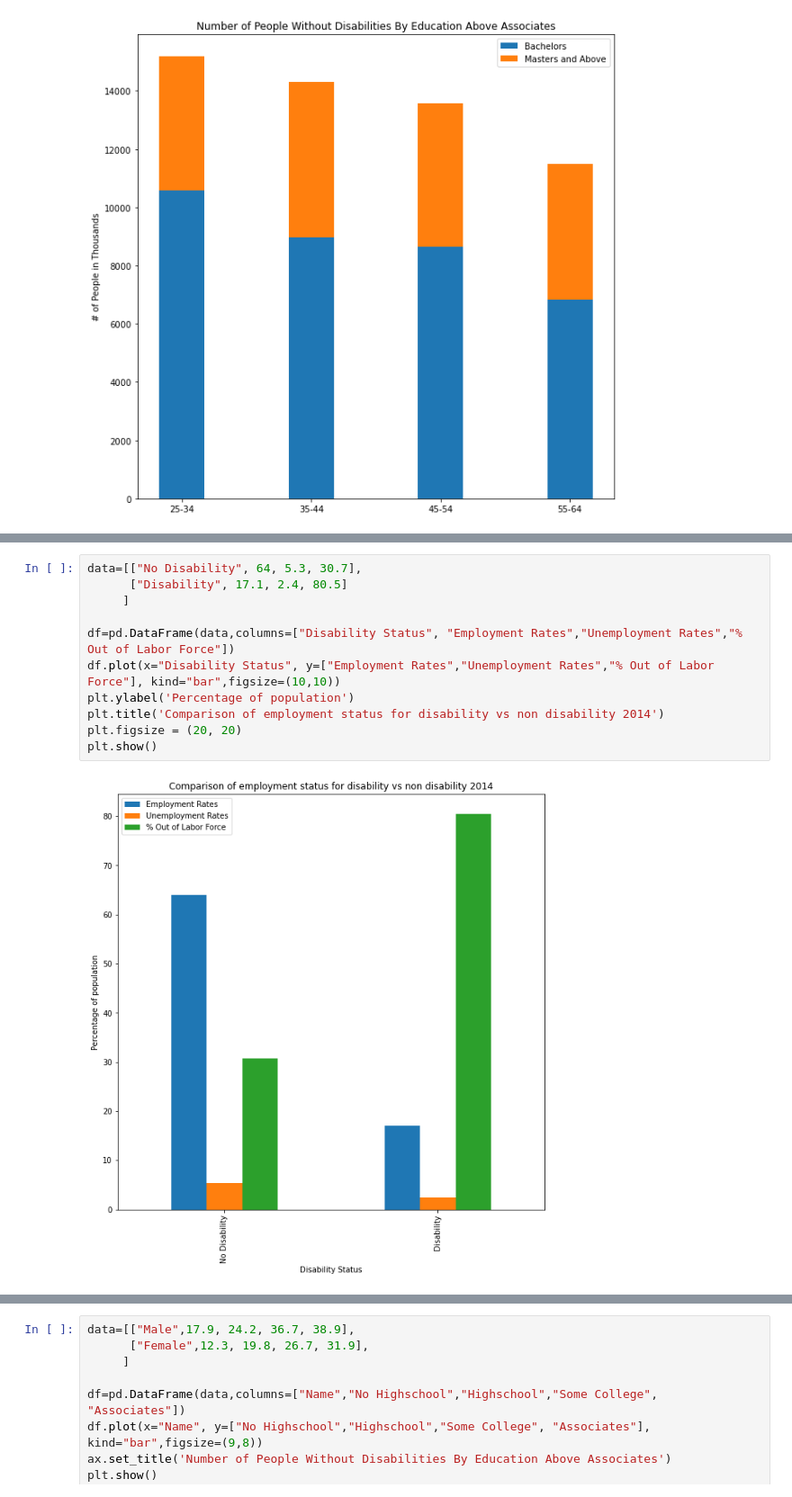
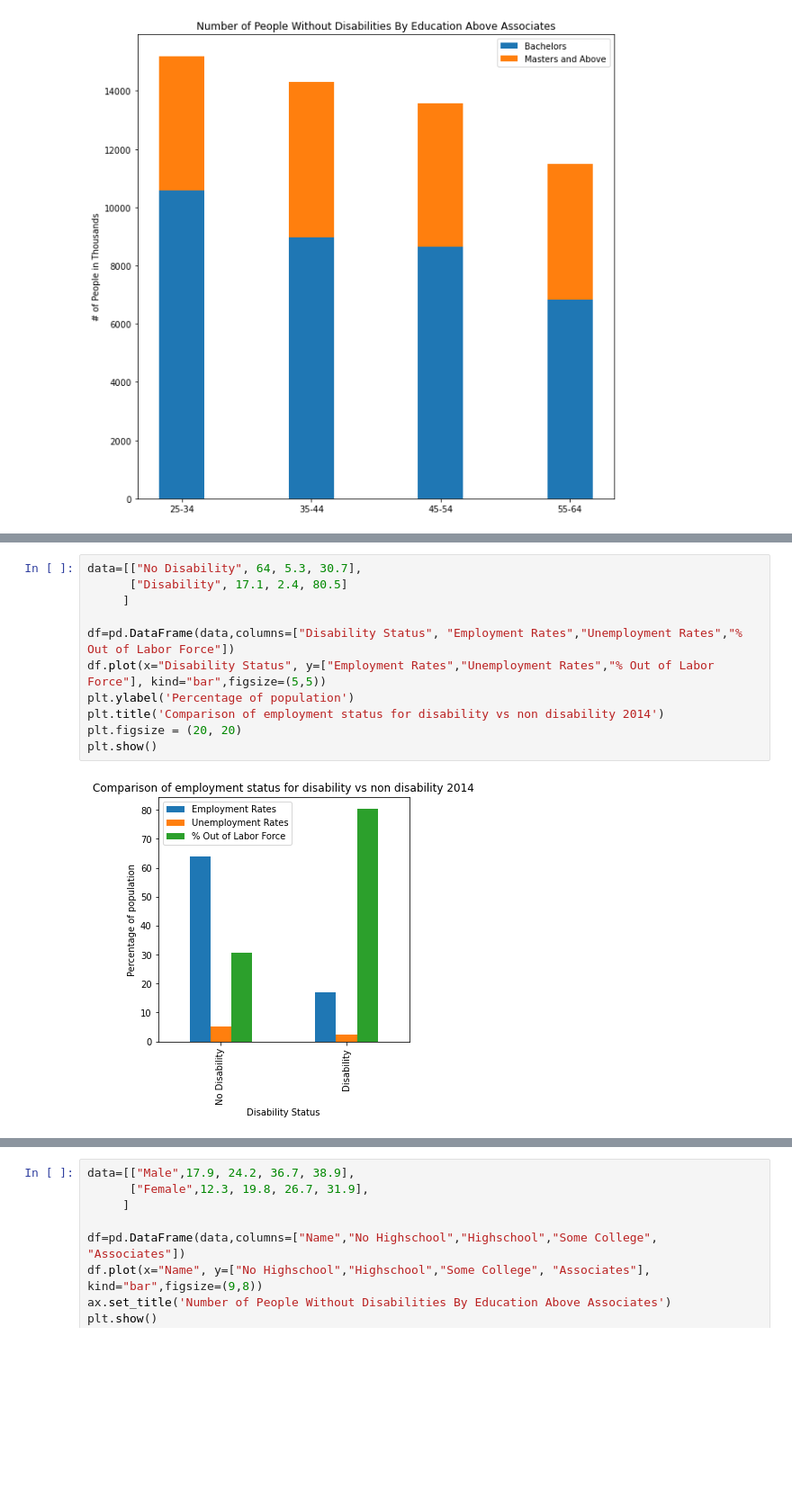
Before and after one commit to RaphaelAllusson/Disability-Research, a Jupyter notebook: Notebooks/analyzing_employment_and_education_data.ipynb, the cells around one changed output, grey strips where cells are left out. Shown: that part at 90% size. Saved outputs shown, nothing was run; the diff lists cells and outputs as text; blank space fills up the shorter version.

```diff
--- a/Notebooks/analyzing_employment_and_education_data.ipynb
+++ b/Notebooks/analyzing_employment_and_education_data.ipynb
@@ -587,16 +563,16 @@ plt.show()
 # %%
 data=[["No Disability", 64, 5.3, 30.7],
       ["Disability", 17.1, 2.4, 80.5]
      ]
 
 df=pd.DataFrame(data,columns=["Disability Status", "Employment Rates","Unemployment Rates","% Out of Labor Force"])
-df.plot(x="Disability Status", y=["Employment Rates","Unemployment Rates","% Out of Labor Force"], kind="bar",figsize=(10,10))
+df.plot(x="Disability Status", y=["Employment Rates","Unemployment Rates","% Out of Labor Force"], kind="bar",figsize=(5,5))
 plt.ylabel('Percentage of population')
 plt.title('Comparison of employment status for disability vs non disability 2014')
 plt.figsize = (20, 20)
 plt.show()
 # %% [output]
-[figure, old version]
+[figure, new version]
 # %%
 data=[["No Disability", 66.3, 2.4, 31.3],
       ["Disability", 19.3, 1.5, 79.2]
```
Also changed, not shown: parts of 12 cells of this notebook.
